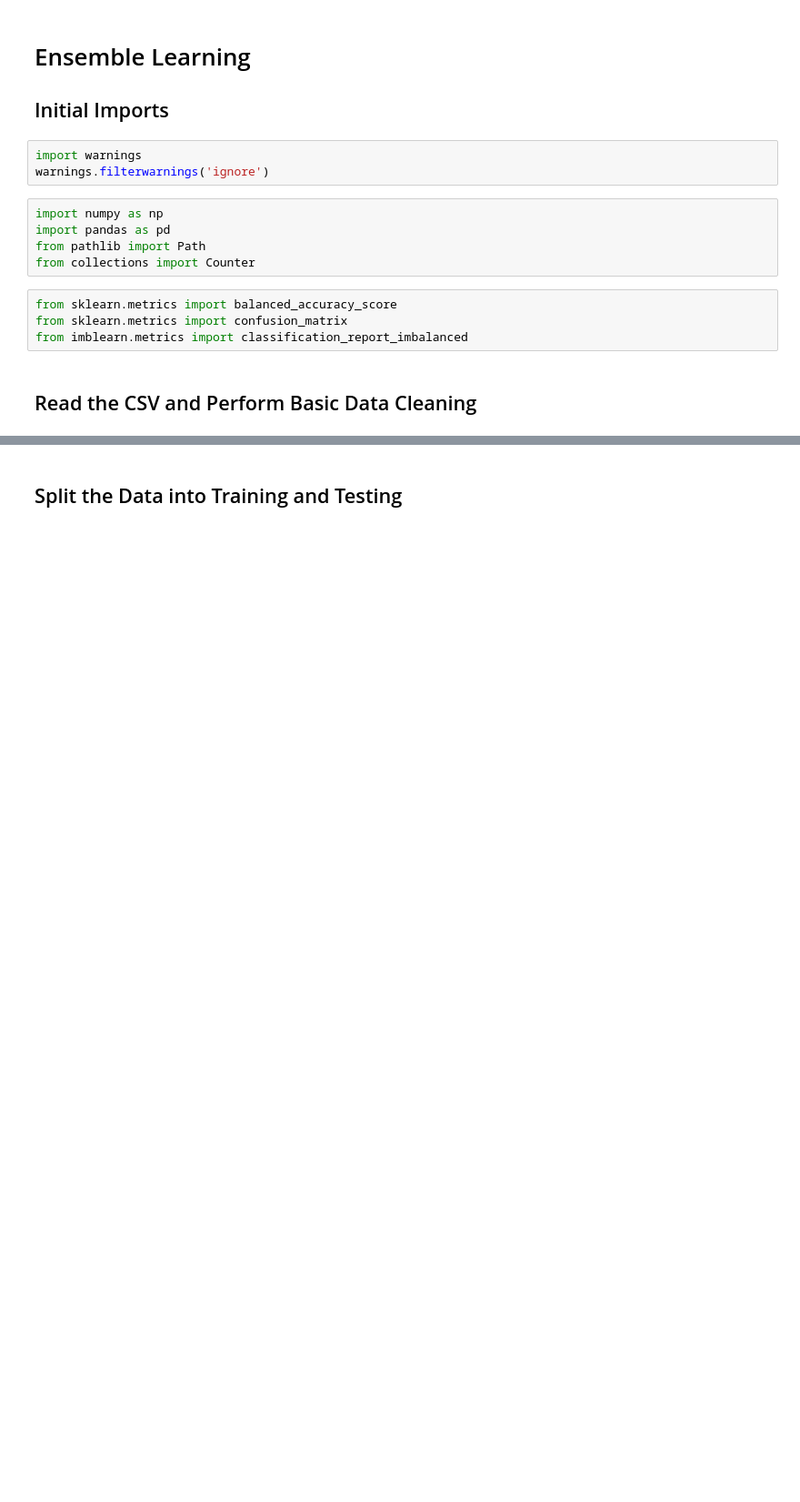
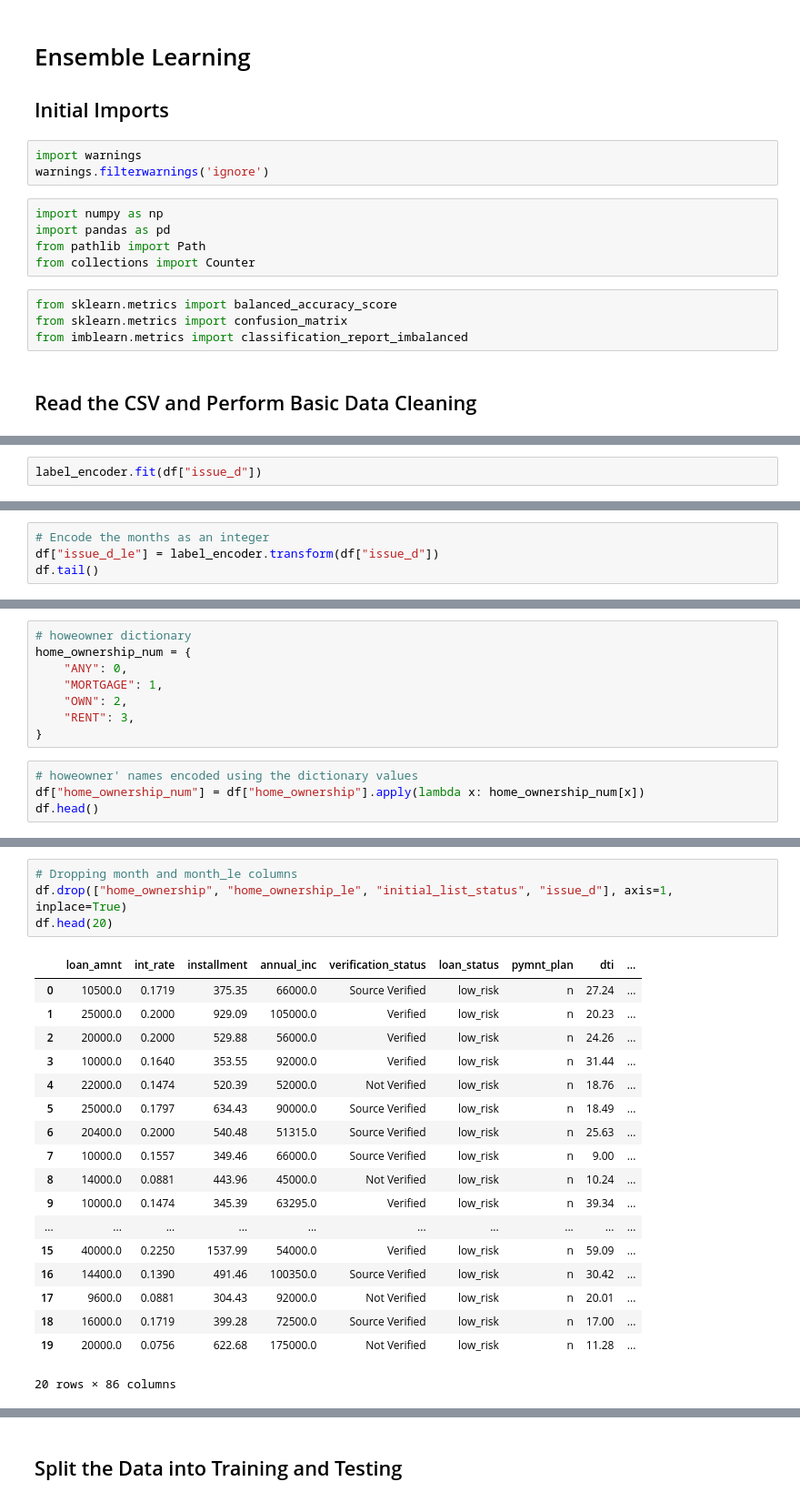
Before and after one commit to quizh001/Machine-Learning-, a Jupyter notebook: credit_risk_ensemble.ipynb, the cells around one changed output, grey strips where cells are left out. Shown at 91% size. Saved outputs shown, nothing was run; the diff lists cells and outputs as text; blank space fills up the shorter version.

```diff
--- a/credit_risk_ensemble.ipynb
+++ b/credit_risk_ensemble.ipynb
@@ -33,0 +110,2 @@ df.head()
+# %%
+label_encoder.fit(df["issue_d"])
@@ -33,0 +118,4 @@ df.head()
+# %%
+# Encode the months as an integer
+df["issue_d_le"] = label_encoder.transform(df["issue_d"])
+df.tail()
@@ -33,0 +130,12 @@ df.head()
+# %%
+# howeowner dictionary
+home_ownership_num = {
+    "ANY": 0,
+    "MORTGAGE": 1,
+    "OWN": 2,
+    "RENT": 3,
+}
+# %%
+# howeowner' names encoded using the dictionary values
+df["home_ownership_num"] = df["home_ownership"].apply(lambda x: home_ownership_num[x])
+df.head()
@@ -33,0 +150,23 @@ df.head()
+# %%
+# Dropping month and month_le columns
+df.drop(["home_ownership", "home_ownership_le", "initial_list_status", "issue_d"], axis=1, inplace=True)
+df.head(20)
+# %% [output]
+|  | loan_amnt | int_rate | installment | annual_inc | verification_status | loan_status | pymnt_plan | dti | ... |
+| 0 | 10500.0 | 0.1719 | 375.35 | 66000.0 | Source Verified | low_risk | n | 27.24 | ... |
+| 1 | 25000.0 | 0.2000 | 929.09 | 105000.0 | Verified | low_risk | n | 20.23 | ... |
+| 2 | 20000.0 | 0.2000 | 529.88 | 56000.0 | Verified | low_risk | n | 24.26 | ... |
+| 3 | 10000.0 | 0.1640 | 353.55 | 92000.0 | Verified | low_risk | n | 31.44 | ... |
+| 4 | 22000.0 | 0.1474 | 520.39 | 52000.0 | Not Verified | low_risk | n | 18.76 | ... |
+| 5 | 25000.0 | 0.1797 | 634.43 | 90000.0 | Source Verified | low_risk | n | 18.49 | ... |
+| 6 | 20400.0 | 0.2000 | 540.48 | 51315.0 | Source Verified | low_risk | n | 25.63 | ... |
+| 7 | 10000.0 | 0.1557 | 349.46 | 66000.0 | Source Verified | low_risk | n | 9.00 | ... |
+| 8 | 14000.0 | 0.0881 | 443.96 | 45000.0 | Not Verified | low_risk | n | 10.24 | ... |
+| 9 | 10000.0 | 0.1474 | 345.39 | 63295.0 | Verified | low_risk | n | 39.34 | ... |
+| ... | ... | ... | ... | ... | ... | ... | ... | ... | ... |
+| 15 | 40000.0 | 0.2250 | 1537.99 | 54000.0 | Verified | low_risk | n | 59.09 | ... |
+| 16 | 14400.0 | 0.1390 | 491.46 | 100350.0 | Source Verified | low_risk | n | 30.42 | ... |
+| 17 | 9600.0 | 0.0881 | 304.43 | 92000.0 | Not Verified | low_risk | n | 20.01 | ... |
+| 18 | 16000.0 | 0.1719 | 399.28 | 72500.0 | Source Verified | low_risk | n | 17.00 | ... |
+| 19 | 20000.0 | 0.0756 | 622.68 | 175000.0 | Not Verified | low_risk | n | 11.28 | ... |
+20 rows × 86 columns
```
Also changed, not shown: parts of 29 cells of this notebook, 2 other files.
